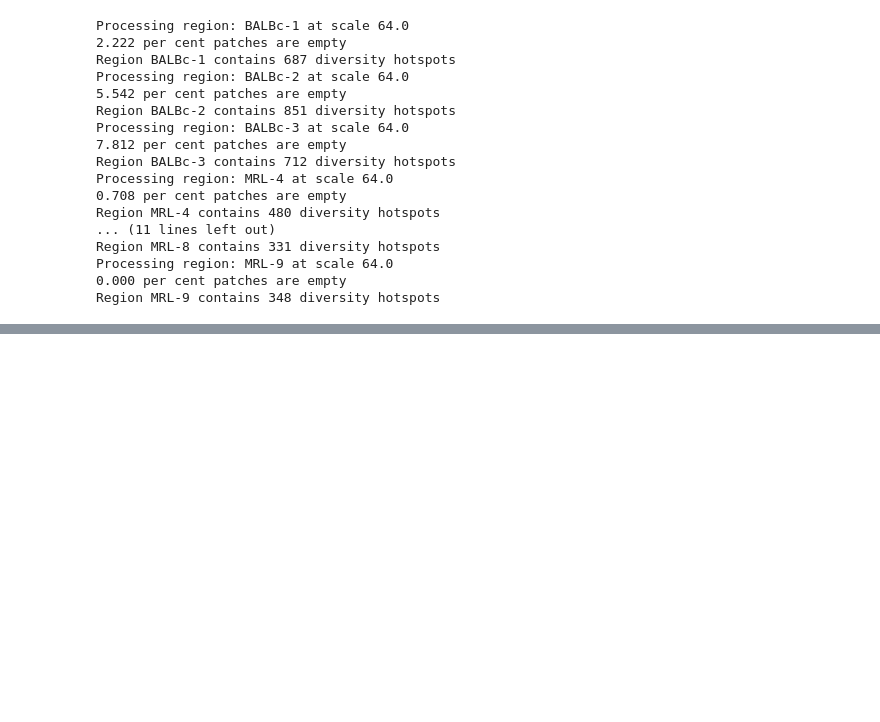
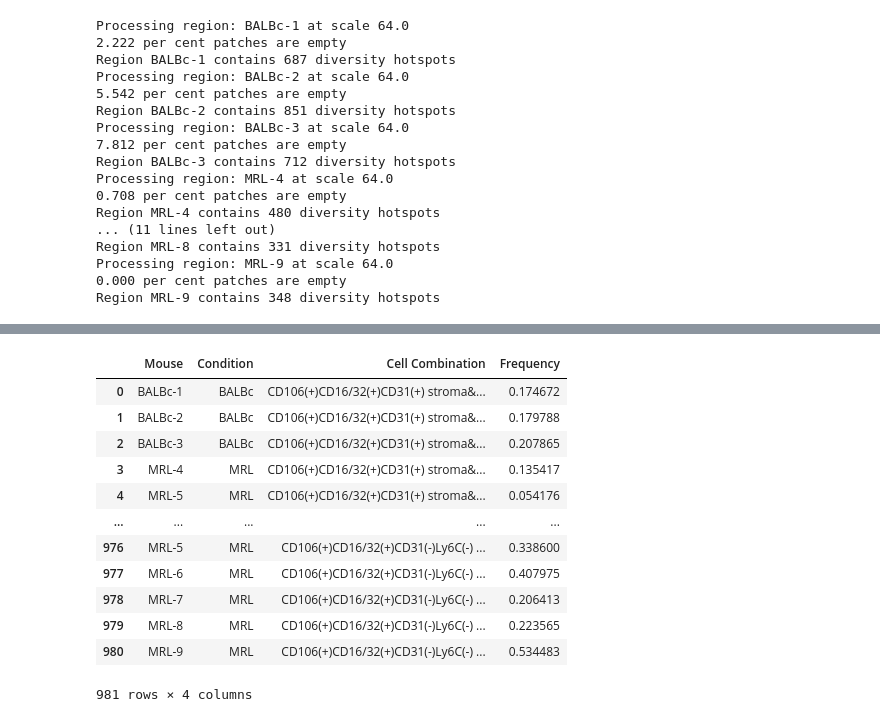
Before and after one commit to Feanor007/MESA, a Jupyter notebook: docs/notebooks/tutorials/MESA_Tutorials.ipynb, the cells around one changed output, grey strips where cells are left out. Cells and saved outputs as stored; diff of their text form; code cells hidden in the pictures; blank space fills up the shorter version.

```diff
--- a/docs/notebooks/tutorials/MESA_Tutorials.ipynb
+++ b/docs/notebooks/tutorials/MESA_Tutorials.ipynb
@@ -567,0 +670,36 @@ plasma cells in hot spots has p value = 0.484
+# %%
+# Spot Cell Co-Occurrence
+# Multi-index to single-index column
+new_columns = []
+for col in spot_co_occurrence_df.columns:
+    if isinstance(col, tuple):  # This checks if the column is a MultiIndex
+        # Join only if the column name is not 'Mouse' or 'Condition'
+        if "Mouse" not in col and "Condition" not in col:
+            new_columns.append('&'.join(map(str, col)).strip())
+        else:
+            # If 'Mouse' or 'Condition' is in the column, it is not joined with '&'
+            new_columns.append(col[0])
+    else:
+        new_columns.append(col)
+
+spot_co_occurrence_df_single = spot_co_occurrence_df.copy()
+spot_co_occurrence_df_single.columns = new_columns
+spot_co_occurrence_df_single = spot_co_occurrence_df_single[[col for col in spot_co_occurrence_df_single.columns if 'noid' not in col]]
+
+# Melt the DataFrame
+spot_co_occurrence_melted = spot_co_occurrence_df_single.melt(id_vars=['Mouse', 'Condition'], var_name='Cell Combination', value_name='Frequency')
+spot_co_occurrence_melted
+# %% [output]
+|  | Mouse | Condition | Cell Combination | Frequency |
+| 0 | BALBc-1 | BALBc | CD106(+)CD16/32(+)CD31(+) stroma&... | 0.174672 |
+| 1 | BALBc-2 | BALBc | CD106(+)CD16/32(+)CD31(+) stroma&... | 0.179788 |
+| 2 | BALBc-3 | BALBc | CD106(+)CD16/32(+)CD31(+) stroma&... | 0.207865 |
+| 3 | MRL-4 | MRL | CD106(+)CD16/32(+)CD31(+) stroma&... | 0.135417 |
+| 4 | MRL-5 | MRL | CD106(+)CD16/32(+)CD31(+) stroma&... | 0.054176 |
+| ... | ... | ... | ... | ... |
+| 976 | MRL-5 | MRL | CD106(+)CD16/32(+)CD31(-)Ly6C(-) ... | 0.338600 |
+| 977 | MRL-6 | MRL | CD106(+)CD16/32(+)CD31(-)Ly6C(-) ... | 0.407975 |
+| 978 | MRL-7 | MRL | CD106(+)CD16/32(+)CD31(-)Ly6C(-) ... | 0.206413 |
+| 979 | MRL-8 | MRL | CD106(+)CD16/32(+)CD31(-)Ly6C(-) ... | 0.223565 |
+| 980 | MRL-9 | MRL | CD106(+)CD16/32(+)CD31(-)Ly6C(-) ... | 0.534483 |
+981 rows × 4 columns
```
Also changed, not shown: parts of 14 cells of this notebook, 1 other file.
